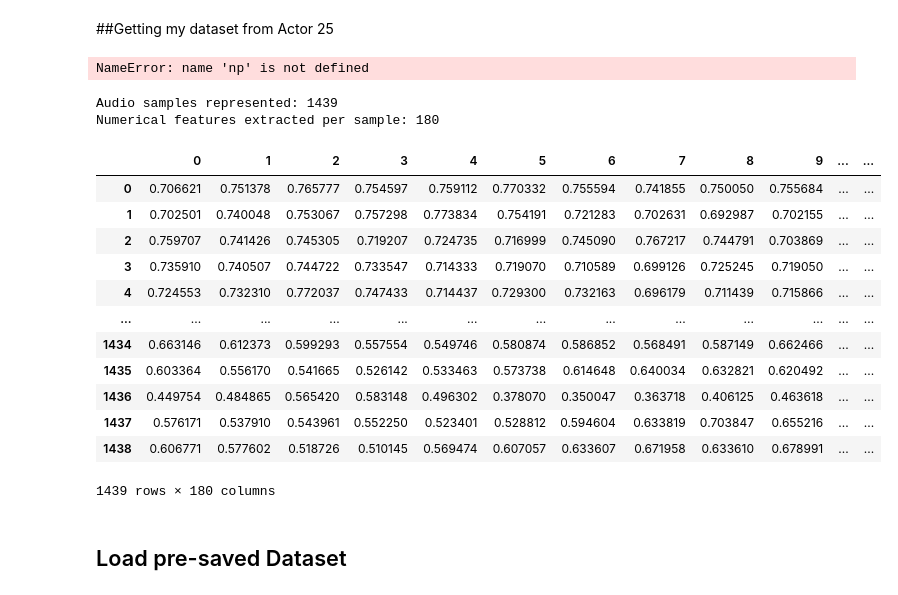
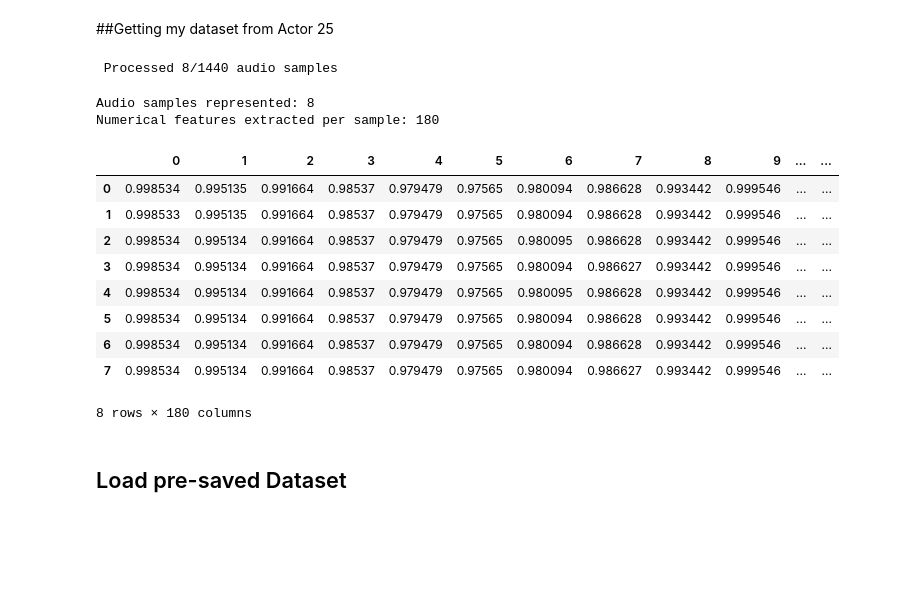
Before and after one commit to AikkiZafire/Week3-ClassicML, a Jupyter notebook: Week_3_MachineLearning.ipynb, the cells around one changed output. Cells and saved outputs as stored; diff of their text form; code cells hidden in the pictures; blank space fills up the shorter version.

```diff
--- a/Week_3_MachineLearning.ipynb
+++ b/Week_3_MachineLearning.ipynb
@@ -250,34 +236,31 @@ def load_data():
         print('\r' + f' Processed {count}/{1440} audio samples',end=' ')
     # Return arrays to plug into sklearn's cross-validation algorithms
     return np.array(X), np.array(y)
-# %%
-my_features, my_emotions = load_data()
-# %% [output]
-NameError: name 'np' is not defined
+# %%
+features, emotions = load_data()
+# %% [output]
+ Processed 8/1440 audio samples
 # %%
 print(f'\nAudio samples represented: {features.shape[0]}')
 print(f'Numerical features extracted per sample: {features.shape[1]}')
-my_features_df = pd.DataFrame(my_features) # make it pretty for display
+features_df = pd.DataFrame(features) # make it pretty for display
 
 
 #making dataframe for emotions as well
-my_emotions_df = pd.DataFrame(my_emotions) # make it pretty for display
+emotions_df = pd.DataFrame(emotions) # make it pretty for display
 
 features_df
 # %% [output]
-Audio samples represented: 1439
+Audio samples represented: 8
 Numerical features extracted per sample: 180
 |  | 0 | 1 | 2 | 3 | 4 | 5 | 6 | 7 | 8 | 9 | ... | ... |
-| 0 | 0.706621 | 0.751378 | 0.765777 | 0.754597 | 0.759112 | 0.770332 | 0.755594 | 0.741855 | 0.750050 | 0.755684 | ... | ... |
-| 1 | 0.702501 | 0.740048 | 0.753067 | 0.757298 | 0.773834 | 0.754191 | 0.721283 | 0.702631 | 0.692987 | 0.702155 | ... | ... |
-| 2 | 0.759707 | 0.741426 | 0.745305 | 0.719207 | 0.724735 | 0.716999 | 0.745090 | 0.767217 | 0.744791 | 0.703869 | ... | ... |
-| 3 | 0.735910 | 0.740507 | 0.744722 | 0.733547 | 0.714333 | 0.719070 | 0.710589 | 0.699126 | 0.725245 | 0.719050 | ... | ... |
-| 4 | 0.724553 | 0.732310 | 0.772037 | 0.747433 | 0.714437 | 0.729300 | 0.732163 | 0.696179 | 0.711439 | 0.715866 | ... | ... |
-| ... | ... | ... | ... | ... | ... | ... | ... | ... | ... | ... | ... | ... |
-| 1434 | 0.663146 | 0.612373 | 0.599293 | 0.557554 | 0.549746 | 0.580874 | 0.586852 | 0.568491 | 0.587149 | 0.662466 | ... | ... |
-| 1435 | 0.603364 | 0.556170 | 0.541665 | 0.526142 | 0.533463 | 0.573738 | 0.614648 | 0.640034 | 0.632821 | 0.620492 | ... | ... |
-| 1436 | 0.449754 | 0.484865 | 0.565420 | 0.583148 | 0.496302 | 0.378070 | 0.350047 | 0.363718 | 0.406125 | 0.463618 | ... | ... |
-| 1437 | 0.576171 | 0.537910 | 0.543961 | 0.552250 | 0.523401 | 0.528812 | 0.594604 | 0.633819 | 0.703847 | 0.655216 | ... | ... |
-| 1438 | 0.606771 | 0.577602 | 0.518726 | 0.510145 | 0.569474 | 0.607057 | 0.633607 | 0.671958 | 0.633610 | 0.678991 | ... | ... |
+| 0 | 0.998534 | 0.995135 | 0.991664 | 0.98537 | 0.979479 | 0.97565 | 0.980094 | 0.986628 | 0.993442 | 0.999546 | ... | ... |
+| 1 | 0.998533 | 0.995135 | 0.991664 | 0.98537 | 0.979479 | 0.97565 | 0.980094 | 0.986628 | 0.993442 | 0.999546 | ... | ... |
+| 2 | 0.998534 | 0.995134 | 0.991664 | 0.98537 | 0.979479 | 0.97565 | 0.980095 | 0.986628 | 0.993442 | 0.999546 | ... | ... |
+| 3 | 0.998534 | 0.995134 | 0.991664 | 0.98537 | 0.979479 | 0.97565 | 0.980094 | 0.986627 | 0.993442 | 0.999546 | ... | ... |
+| 4 | 0.998534 | 0.995134 | 0.991664 | 0.98537 | 0.979479 | 0.97565 | 0.980095 | 0.986628 | 0.993442 | 0.999546 | ... | ... |
+| 5 | 0.998534 | 0.995134 | 0.991664 | 0.98537 | 0.979479 | 0.97565 | 0.980094 | 0.986628 | 0.993442 | 0.999546 | ... | ... |
+| 6 | 0.998534 | 0.995134 | 0.991664 | 0.98537 | 0.979479 | 0.97565 | 0.980094 | 0.986628 | 0.993442 | 0.999546 | ... | ... |
+| 7 | 0.998534 | 0.995134 | 0.991664 | 0.98537 | 0.979479 | 0.97565 | 0.980094 | 0.986627 | 0.993442 | 0.999546 | ... | ... |
-1439 rows × 180 columns
+8 rows × 180 columns
 # %%
```
Also changed, not shown: parts of 2 cells of this notebook.
